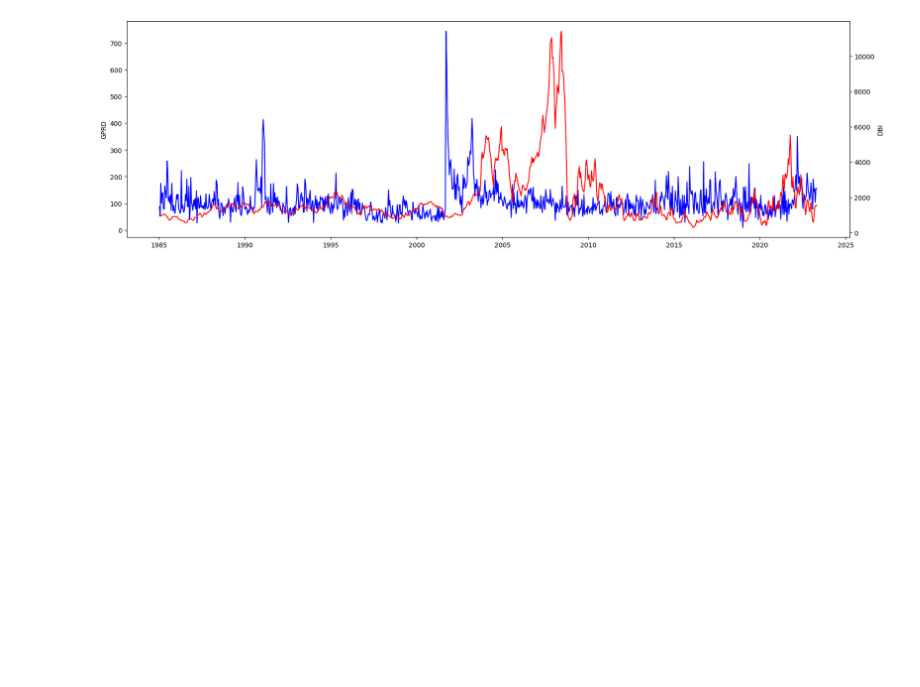
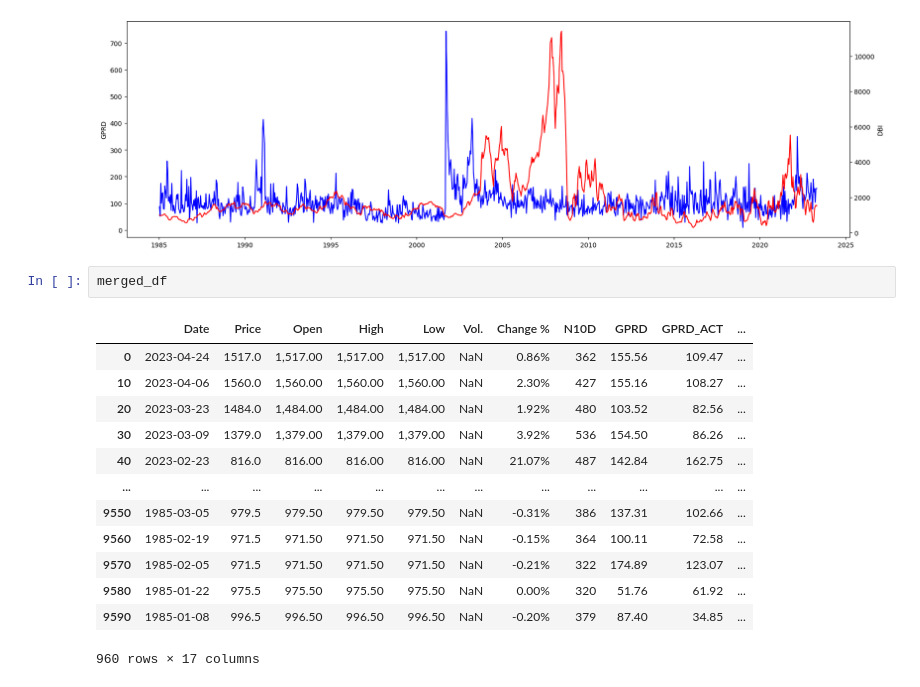
Before and after one commit to abaskon/Thesis, a Jupyter notebook: GPR_and_DBI.ipynb, the cells around one changed output. Saved outputs shown, nothing was run; the diff lists cells and outputs as text; blank space fills up the shorter version.

```diff
--- a/GPR_and_DBI.ipynb
+++ b/GPR_and_DBI.ipynb
@@ -124,3 +125,19 @@ ax2.set_ylabel('DBI')
 plt.show()
 # %% [output]
 [figure]
+# %%
+merged_df
+# %% [output]
+|  | Date | Price | Open | High | Low | Vol. | Change % | N10D | GPRD | GPRD_ACT | ... |
+| 0 | 2023-04-24 | 1517.0 | 1,517.00 | 1,517.00 | 1,517.00 | NaN | 0.86% | 362 | 155.56 | 109.47 | ... |
+| 10 | 2023-04-06 | 1560.0 | 1,560.00 | 1,560.00 | 1,560.00 | NaN | 2.30% | 427 | 155.16 | 108.27 | ... |
+| 20 | 2023-03-23 | 1484.0 | 1,484.00 | 1,484.00 | 1,484.00 | NaN | 1.92% | 480 | 103.52 | 82.56 | ... |
+| 30 | 2023-03-09 | 1379.0 | 1,379.00 | 1,379.00 | 1,379.00 | NaN | 3.92% | 536 | 154.50 | 86.26 | ... |
+| 40 | 2023-02-23 | 816.0 | 816.00 | 816.00 | 816.00 | NaN | 21.07% | 487 | 142.84 | 162.75 | ... |
+| ... | ... | ... | ... | ... | ... | ... | ... | ... | ... | ... | ... |
+| 9550 | 1985-03-05 | 979.5 | 979.50 | 979.50 | 979.50 | NaN | -0.31% | 386 | 137.31 | 102.66 | ... |
+| 9560 | 1985-02-19 | 971.5 | 971.50 | 971.50 | 971.50 | NaN | -0.15% | 364 | 100.11 | 72.58 | ... |
+| 9570 | 1985-02-05 | 971.5 | 971.50 | 971.50 | 971.50 | NaN | -0.21% | 322 | 174.89 | 123.07 | ... |
+| 9580 | 1985-01-22 | 975.5 | 975.50 | 975.50 | 975.50 | NaN | 0.00% | 320 | 51.76 | 61.92 | ... |
+| 9590 | 1985-01-08 | 996.5 | 996.50 | 996.50 | 996.50 | NaN | -0.20% | 379 | 87.40 | 34.85 | ... |
+960 rows × 17 columns
```
Also changed, not shown: parts of 1 cell of this notebook.
